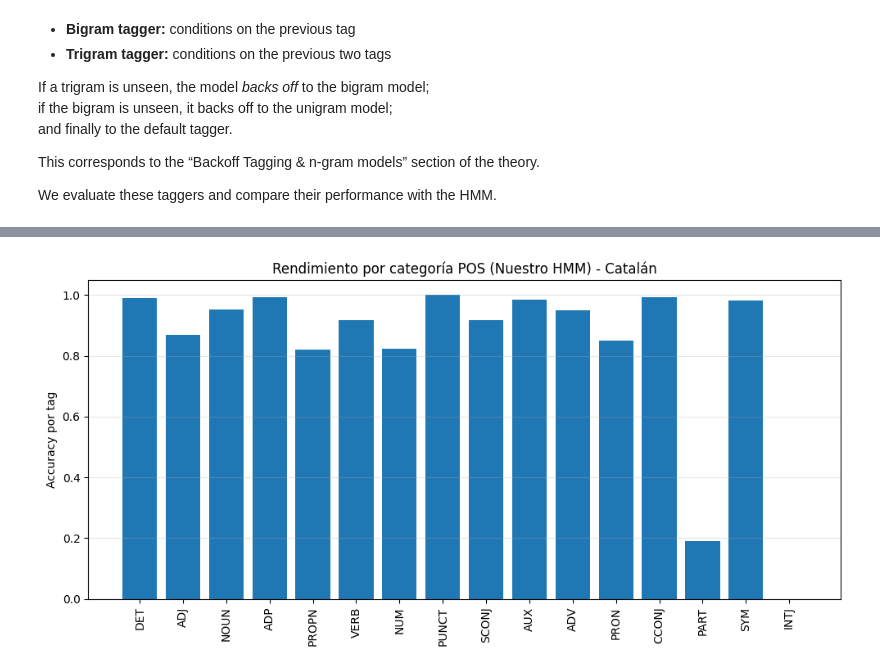
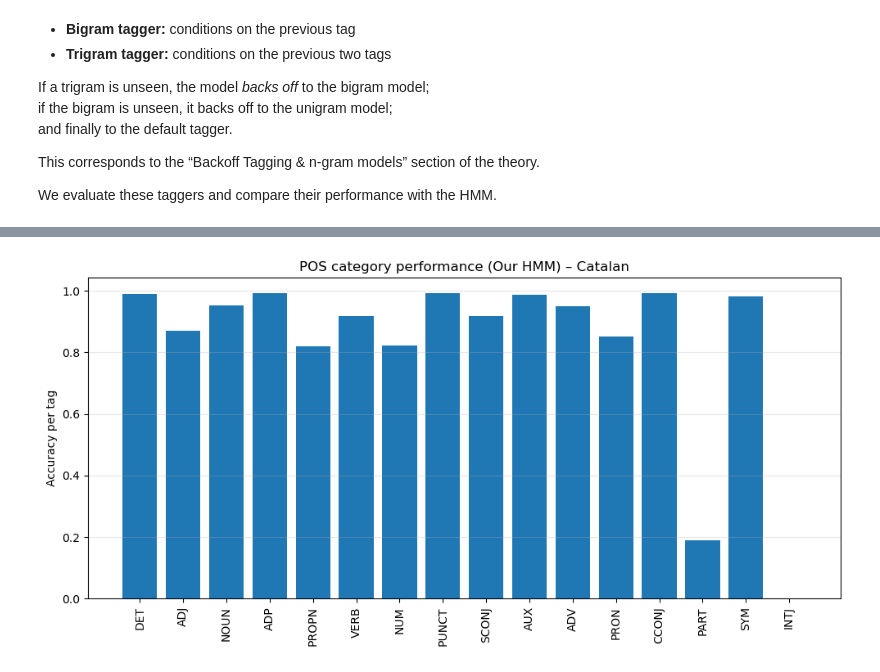
Before and after one commit to B-Alkain/Syntax_Project, a Jupyter notebook: POS_Tagger.ipynb, the cells around one changed output, grey strips where cells are left out. Cells and saved outputs as stored; diff of their text form; code cells hidden in the pictures.

```diff
--- a/POS_Tagger.ipynb
+++ b/POS_Tagger.ipynb
@@ -8,11 +8,11 @@ from nltk.tag.hmm import HiddenMarkovModelTagger
 from nltk import FreqDist
 from collections import Counter
 
-# === Importar nuestro modelo y funciones del proyecto ===
+# Import our model and the project's functions
 from model.hmm import HMM
 from main import get_data, per_tag_accuracy, accuracy as hmm_accuracy
 
-FIG_DIR = Path("conclusiones/figuras")
+FIG_DIR = Path("conclusions/figures")
 FIG_DIR.mkdir(parents=True, exist_ok=True)
 # %% [markdown]
 The function below:
@@ -429,14 +529,14 @@ plt.show()
 # %%
 tag_acc_ca = per_tag_accuracy(hmm_ca, test_sentences_ca, test_tags_ca)
 
 plt.figure(figsize=(10,5))
 plt.bar(tag_acc_ca.keys(), tag_acc_ca.values())
 plt.xticks(rotation=90)
-plt.ylabel("Accuracy por tag")
-plt.title("Rendimiento por categoría POS (Nuestro HMM) - Catalán")
+plt.ylabel("Accuracy per tag")
+plt.title("POS category performance (Our HMM) – Catalan")
 plt.grid(axis="y", alpha=0.3)
 plt.tight_layout()
 plt.savefig(FIG_DIR / "pos_accuracy_ca.png", dpi=300, bbox_inches="tight")
 plt.show()
 # %% [output]
-[figure, old version]
+[figure, new version]
```
Also changed, not shown: parts of 27 cells of this notebook, 5 other files.
